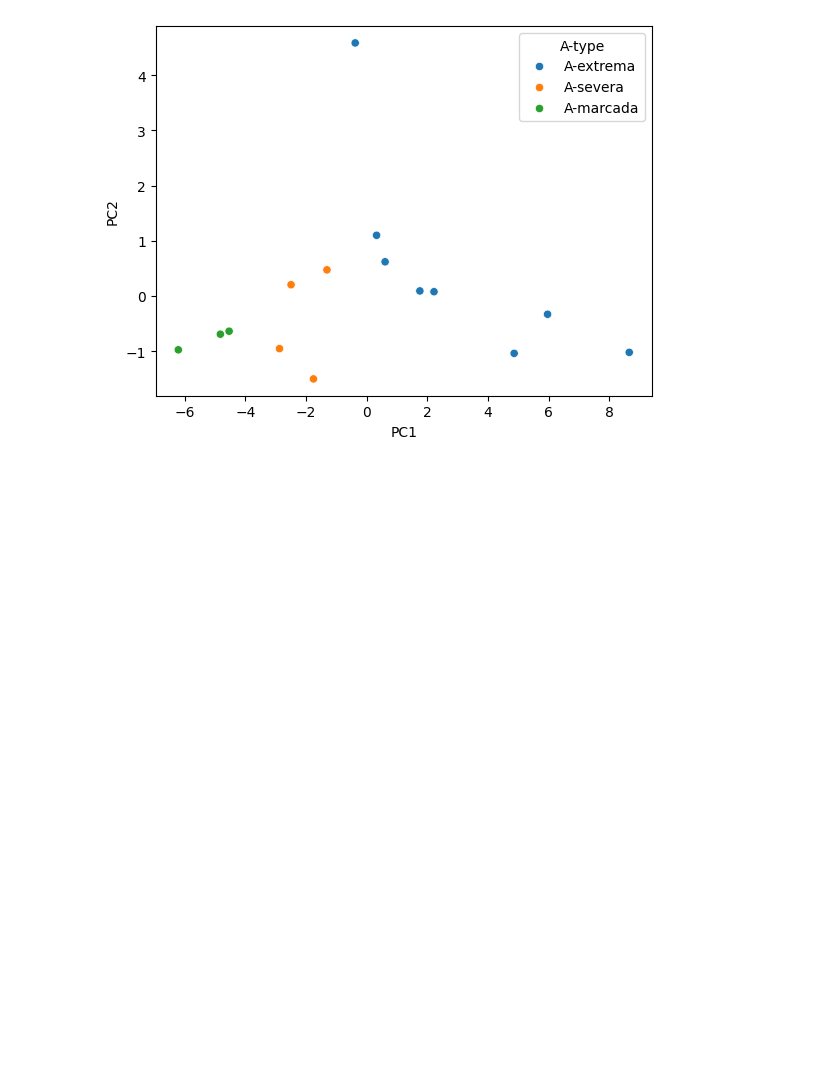
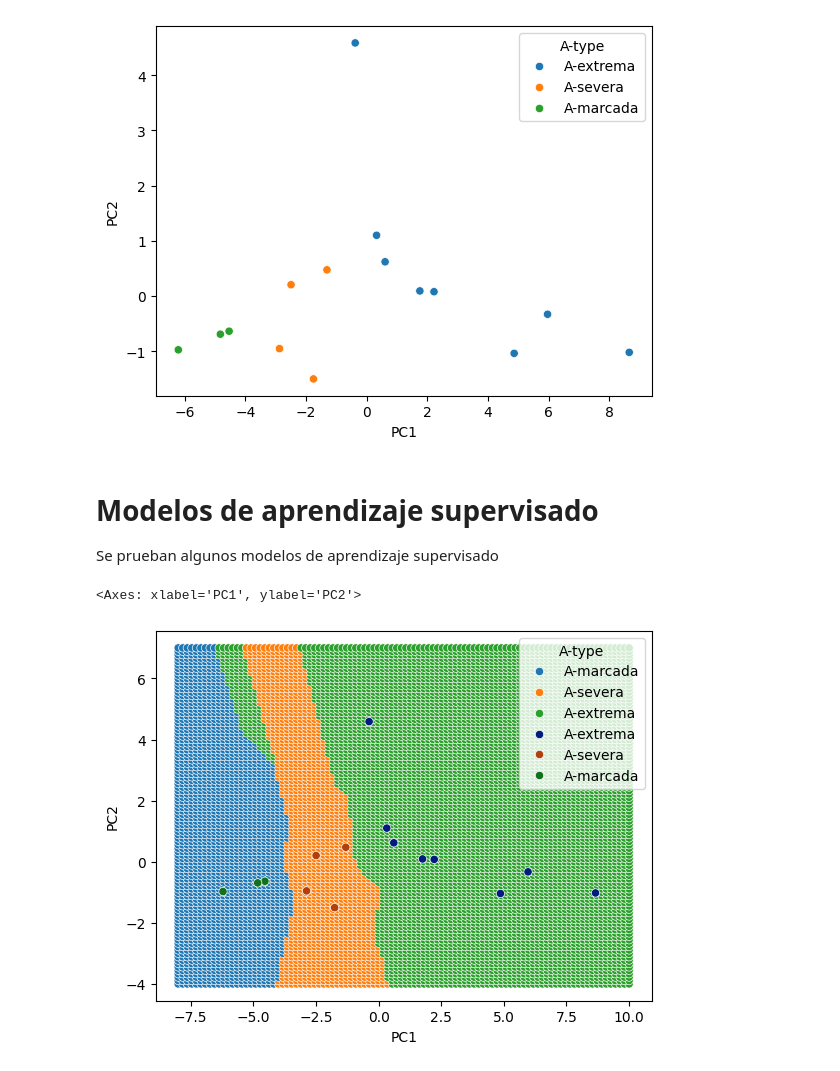
Before and after one commit to FeD7791/ISRA_project, a Jupyter notebook: project.ipynb, the cells around one changed output. Saved outputs shown, nothing was run; the diff lists cells and outputs as text; code cells hidden in the pictures; blank space fills up the shorter version.

Commit message:
Agregados analisis y plots

```diff
--- a/project.ipynb
+++ b/project.ipynb
@@ -66,3 +87,34 @@ sns.scatterplot(data=X_pca,x='PC1',y='PC2',hue=y)
 # %% [output]
 <Axes: xlabel='PC1', ylabel='PC2'>
 [figure]
+# %% [markdown]
+# Modelos de aprendizaje supervisado
+
+Se prueban algunos modelos de aprendizaje supervisado
+# %%
+from sklearn.neighbors import KNeighborsClassifier
+from plot_tools import mesh_builder
+from sklearn.preprocessing import LabelBinarizer, LabelEncoder, OneHotEncoder
+y = final_df['A-type']
+
+
+lb = LabelBinarizer()
+
+lb.fit(y)
+yy = lb.transform(y)
+
+knn = KNeighborsClassifier(n_neighbors=3)
+knn.fit(X_pca.values,yy)
+
+
+xm,ym,zm = mesh_builder([-8,10],[-4,7],100,knn)
+
+z = lb.inverse_transform(zm)
+
+
+sns.scatterplot(x=xm,y=ym,hue=z)
+palette = sns.color_palette("dark")
+sns.scatterplot(data=X_pca,x='PC1',y='PC2',hue=y,palette=palette)
+# %% [output]
+<Axes: xlabel='PC1', ylabel='PC2'>
+[figure, added]
```
Also changed, not shown: parts of 8 cells of this notebook, 1 other file.
